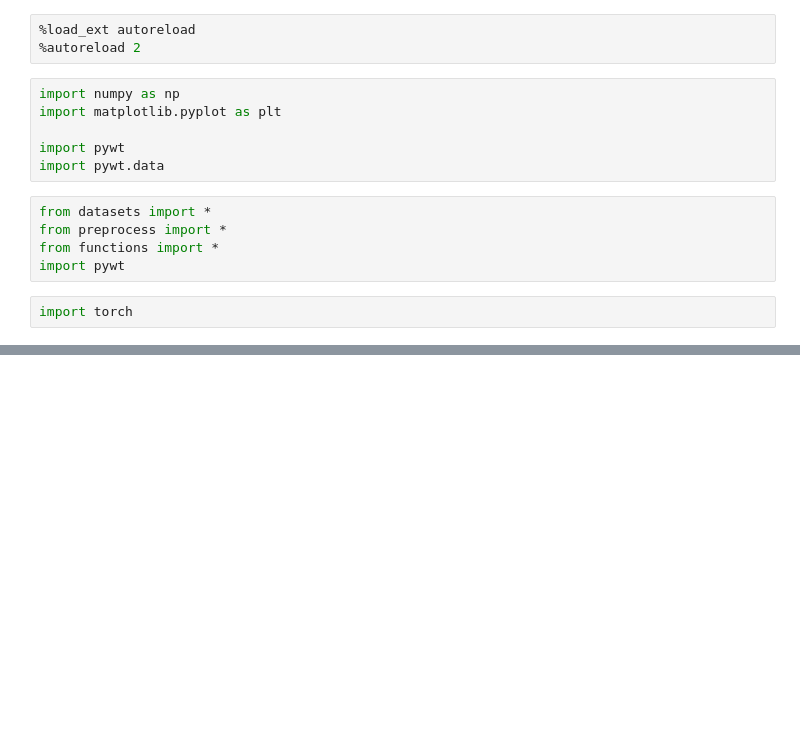
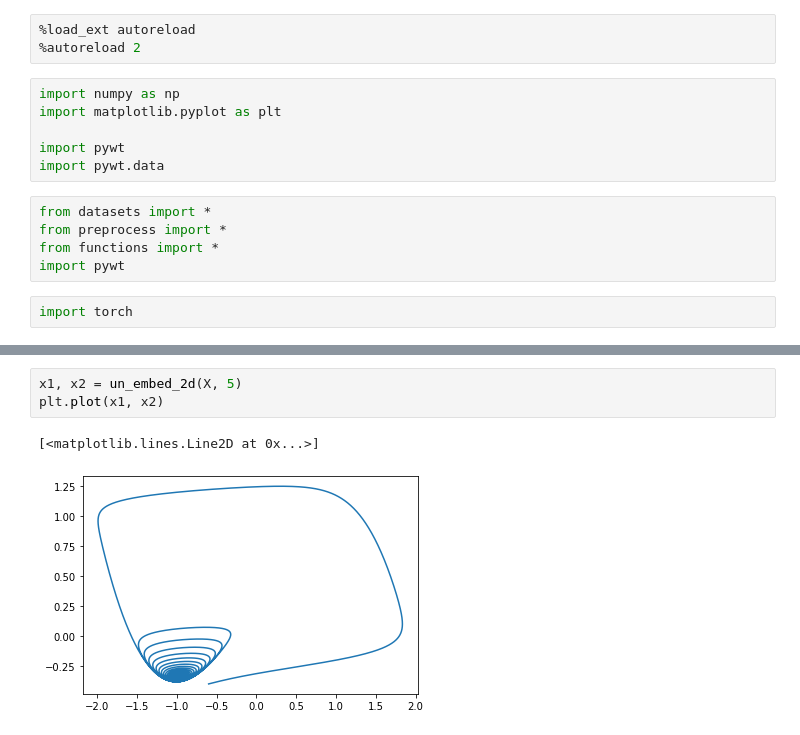
Before and after one commit to asrvsn/koopman-functional-maps, a Jupyter notebook: experiments.ipynb, the cells around one changed output, grey strips where cells are left out. Cells and saved outputs as stored; diff of their text form; blank space fills up the shorter version.

```diff
--- a/experiments.ipynb
+++ b/experiments.ipynb
@@ -104,0 +42,6 @@ plt.imshow(X[:1000].T)
+# %%
+x1, x2 = un_embed_2d(X, 5)
+plt.plot(x1, x2)
+# %% [output]
+[<matplotlib.lines.Line2D at 0x...>]
+[figure, added]
```
Also changed, not shown: parts of 18 cells of this notebook, 12 other files.
